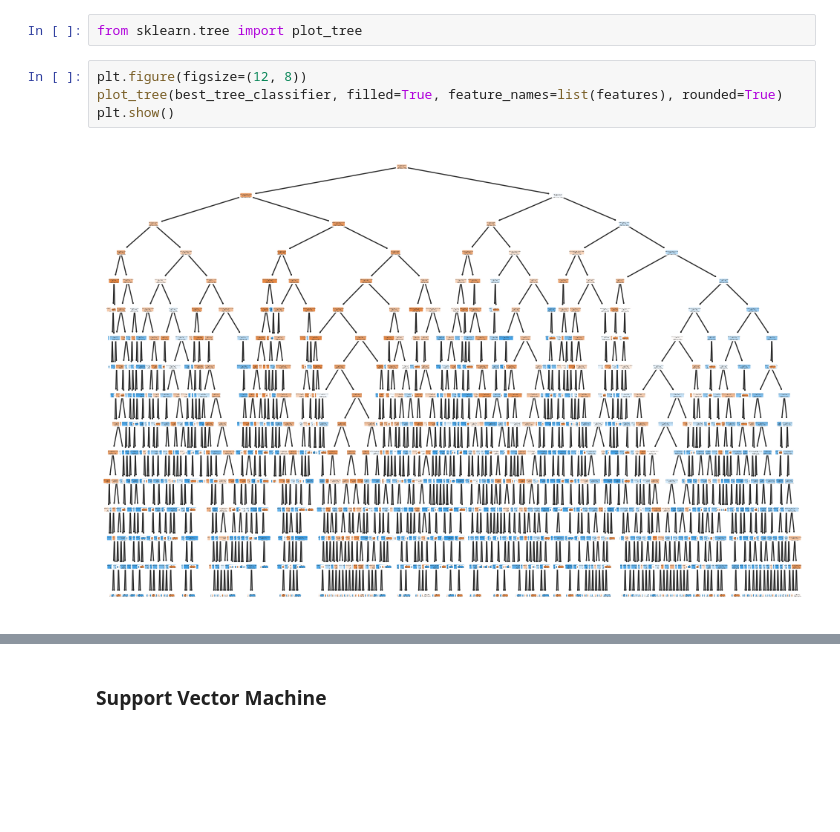
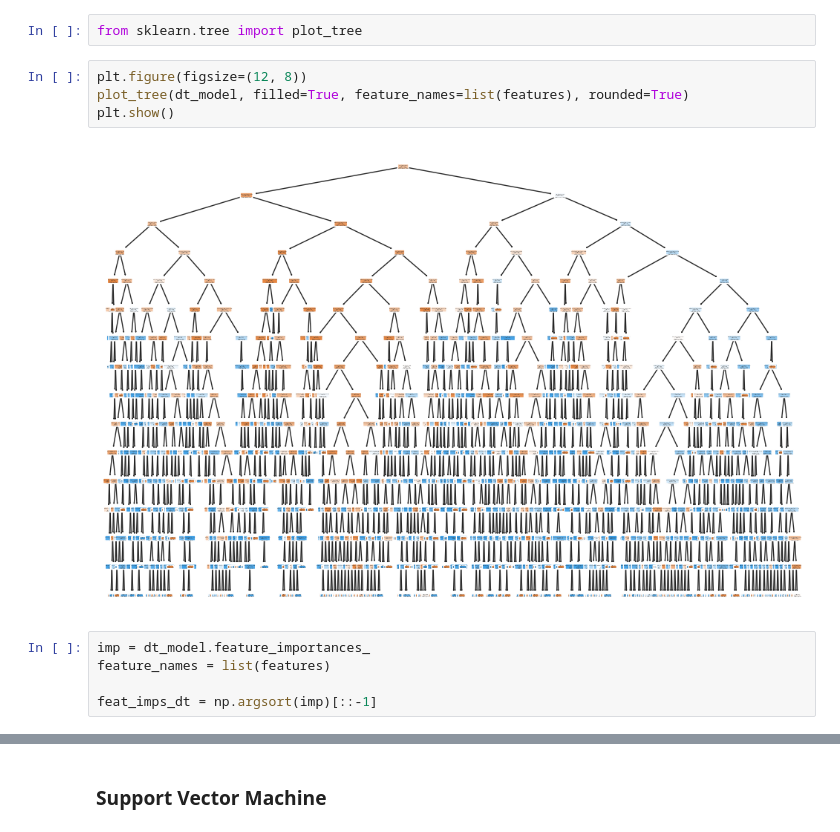
Before and after one commit to sbs23038/Capstone, a Jupyter notebook: SBS23038_Sem3.ipynb, the cells around one changed output, grey strips where cells are left out. Drawn from its saved outputs; the diff is of its cells as text; blank space fills up the shorter version.

```diff
--- a/SBS23038_Sem3.ipynb
+++ b/SBS23038_Sem3.ipynb
@@ -1530,7 +1331,12 @@ accuracy
 from sklearn.tree import plot_tree
 # %%
 plt.figure(figsize=(12, 8))
-plot_tree(best_tree_classifier, filled=True, feature_names=list(features), rounded=True)
+plot_tree(dt_model, filled=True, feature_names=list(features), rounded=True)
 plt.show()
 # %% [output]
-[figure, old version]
+[figure, new version]
+# %%
+imp = dt_model.feature_importances_
+feature_names = list(features)
+
+feat_imps_dt = np.argsort(imp)[::-1]
```
Also changed, not shown: parts of 88 cells of this notebook.
